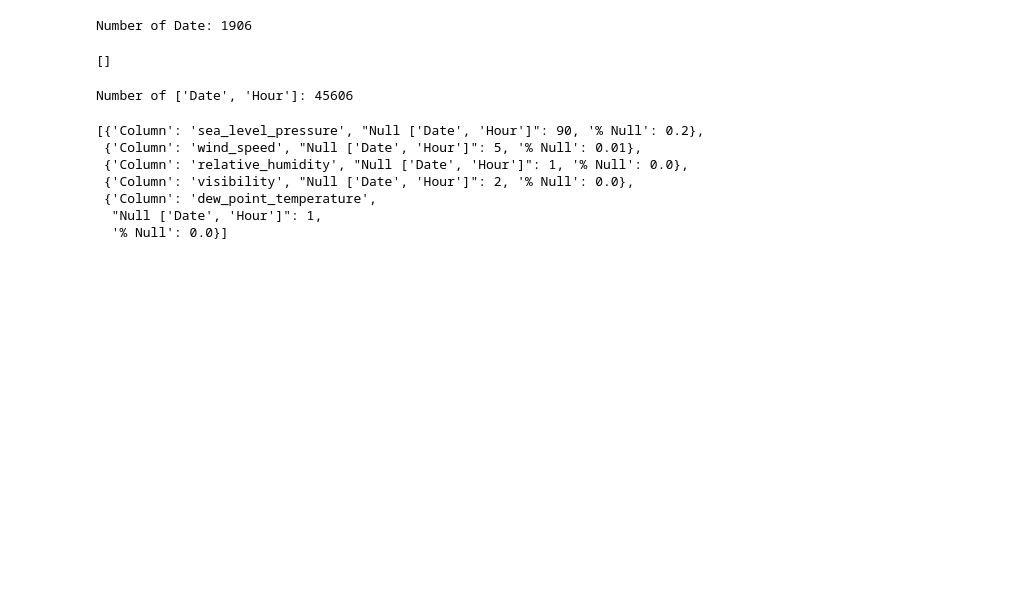
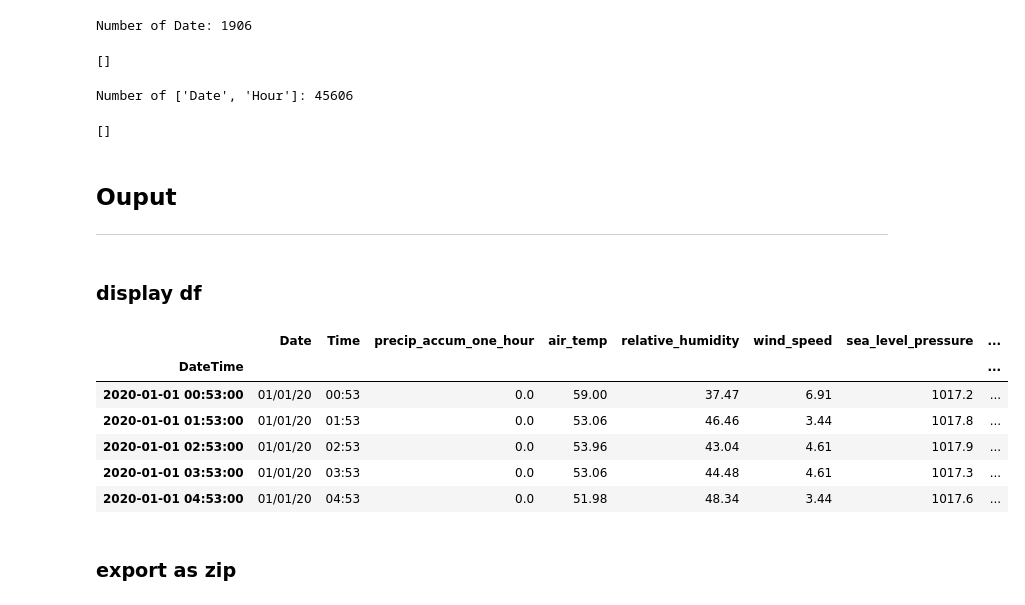
Before and after one commit to brianna-mitri/project-4, a Jupyter notebook: Preprocessing/cleaning_weather.ipynb, the cells around one changed output. Drawn from its saved outputs; the diff is of its cells as text; code cells hidden in the pictures; blank space fills up the shorter version.

Commit message:
Cleaned and removed nulls for origin LAX weather

```diff
--- a/Preprocessing/cleaning_weather.ipynb
+++ b/Preprocessing/cleaning_weather.ipynb
@@ -528,6 +528,21 @@ def fill_nulls(main_df):
         'wind_dir_cos'
     ]).copy()
 
+    # ------------------------------------------------------------
+    # Rest of nulls: Interpolate for continuous non-cylical cols
+    # ------------------------------------------------------------
+    # for sea level add missing column
+    print('5a) sea_level_pressure--> adding missingness indicator')
+    df['sea_level_pressure_missing'] = df['sea_level_pressure'].isna().astype(int)
+
+    # interpolate for leftover cols
+    print('5b) sea_level_pressure--> interpolate')
+    # loop through
+    leftover_cols = list(df.columns[df.isna().any()])
+    for col in leftover_cols:
+        # interpolate
+        df[col] = df[col].interpolate(method='time')
+
     # return
     return df
 # %%
@@ -571,10 +589,21 @@ Number of Date: 1906
 null_check(weather2_df, ['Date', 'Hour'])
 # %% [output]
 Number of ['Date', 'Hour']: 45606
-[{'Column': 'sea_level_pressure', "Null ['Date', 'Hour']": 90, '% Null': 0.2},
- {'Column': 'wind_speed', "Null ['Date', 'Hour']": 5, '% Null': 0.01},
- {'Column': 'relative_humidity', "Null ['Date', 'Hour']": 1, '% Null': 0.0},
- {'Column': 'visibility', "Null ['Date', 'Hour']": 2, '% Null': 0.0},
- {'Column': 'dew_point_temperature',
-  "Null ['Date', 'Hour']": 1,
-  '% Null': 0.0}]
+[]
+# %% [markdown]
+## Ouput
+---
+# %% [markdown]
+### display df
+# %%
+weather2_df.head()
+# %% [output]
+|  | Date | Time | precip_accum_one_hour | air_temp | relative_humidity | wind_speed | sea_level_pressure | ... |
+| DateTime |  |  |  |  |  |  |  | ... |
+| 2020-01-01 00:53:00 | 01/01/20 | 00:53 | 0.0 | 59.00 | 37.47 | 6.91 | 1017.2 | ... |
+| 2020-01-01 01:53:00 | 01/01/20 | 01:53 | 0.0 | 53.06 | 46.46 | 3.44 | 1017.8 | ... |
+| 2020-01-01 02:53:00 | 01/01/20 | 02:53 | 0.0 | 53.96 | 43.04 | 4.61 | 1017.9 | ... |
+| 2020-01-01 03:53:00 | 01/01/20 | 03:53 | 0.0 | 53.06 | 44.48 | 4.61 | 1017.3 | ... |
+| 2020-01-01 04:53:00 | 01/01/20 | 04:53 | 0.0 | 51.98 | 48.34 | 3.44 | 1017.6 | ... |
+# %% [markdown]
+### export as zip
```
Also changed, not shown: parts of 2 cells of this notebook, 1 other file.
